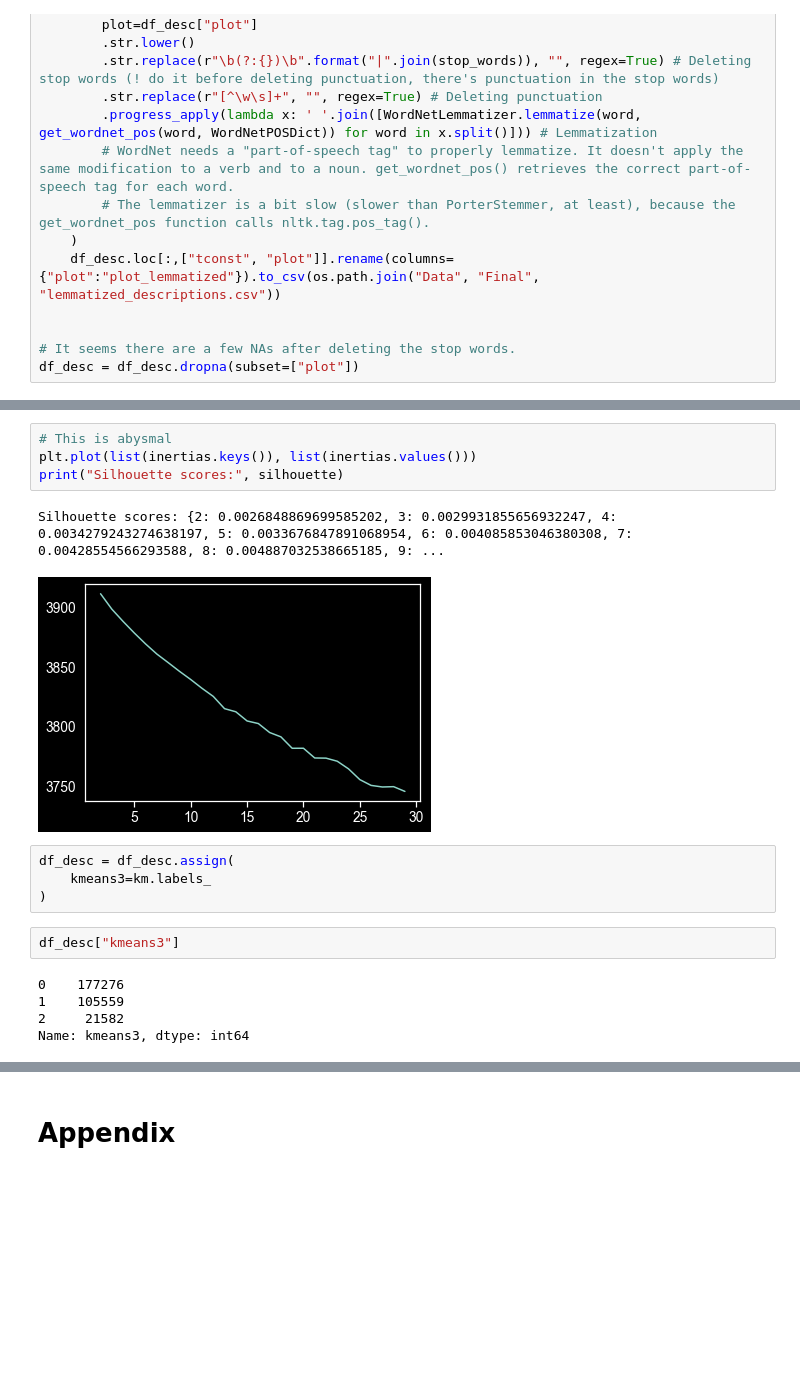
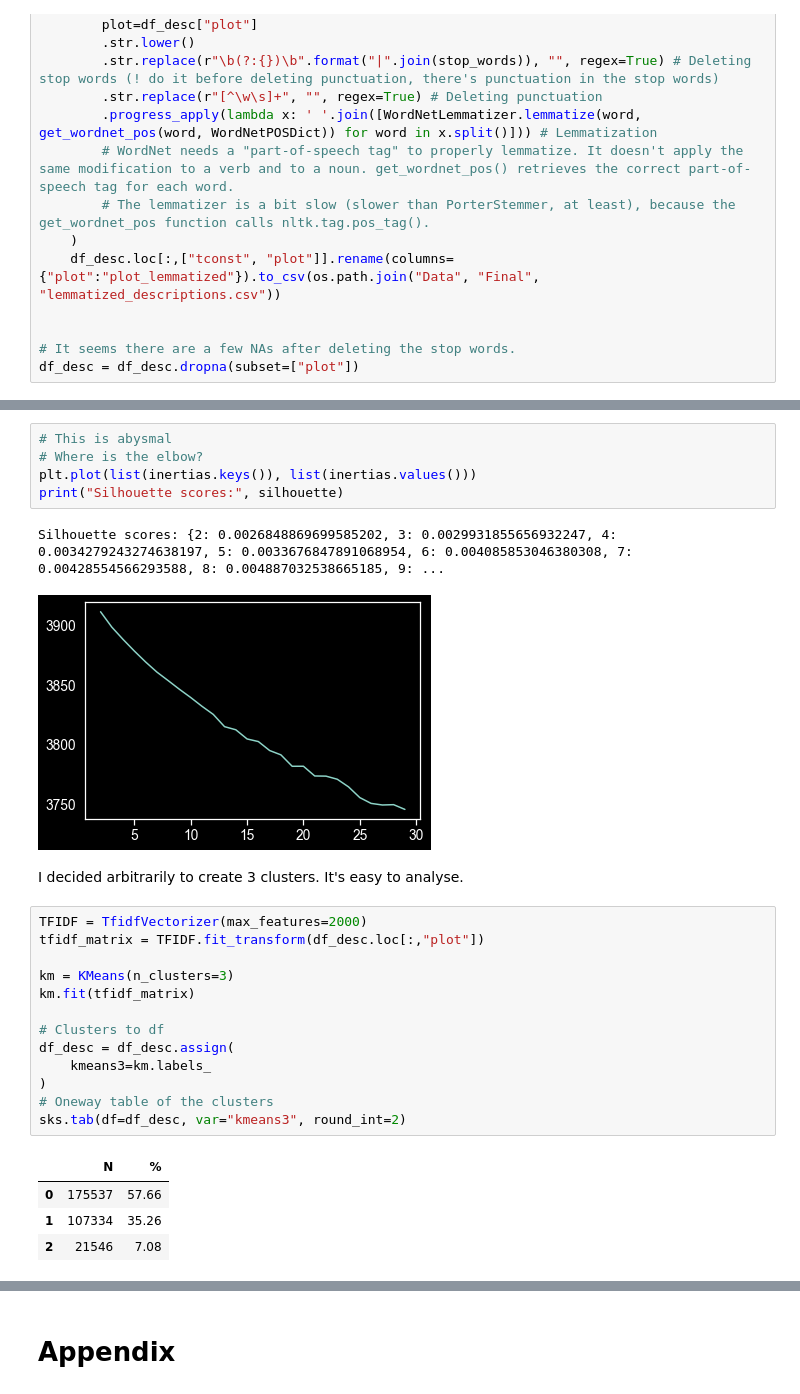
Before and after one commit to Dscronias/yet-another-imdb-project, a Jupyter notebook: Analysis.ipynb, the cells around one changed output, grey strips where cells are left out. Cells and saved outputs as stored; diff of their text form; blank space fills up the shorter version.

Commit message:
New analyses

```diff
--- a/Analysis.ipynb
+++ b/Analysis.ipynb
@@ -1047,18 +1061,28 @@ for k in range(2,30):
 # %%
 # This is abysmal
+# Where is the elbow?
 plt.plot(list(inertias.keys()), list(inertias.values()))
 print("Silhouette scores:", silhouette)
 # %% [output]
 Silhouette scores: {2: 0.0026848869699585202, 3: 0.0029931855656932247, 4: 0.0034279243274638197, 5: 0.0033676847891068954, 6: 0.004085853046380308, 7: 0.00428554566293588, 8: 0.004887032538665185, 9: ...
 [figure]
-# %%
-df_desc = df_desc.assign(
-    kmeans3=km.labels_
-)
-# %%
-df_desc["kmeans3"]
-# %% [output]
-0    177276
-1    105559
-2     21582
-Name: kmeans3, dtype: int64
+# %% [markdown]
+I decided arbitrarily to create 3 clusters. It's easy to analyse.
+# %%
+TFIDF = TfidfVectorizer(max_features=2000)
+tfidf_matrix = TFIDF.fit_transform(df_desc.loc[:,"plot"])
+
+km = KMeans(n_clusters=3)
+km.fit(tfidf_matrix)
+
+# Clusters to df
+df_desc = df_desc.assign(
+    kmeans3=km.labels_
+)
+# Oneway table of the clusters
+sks.tab(df=df_desc, var="kmeans3", round_int=2)
+# %% [output]
+|  | N | % |
+| 0 | 175537 | 57.66 |
+| 1 | 107334 | 35.26 |
+| 2 | 21546 | 7.08 |
```
Also changed, not shown: parts of 26 cells of this notebook.
